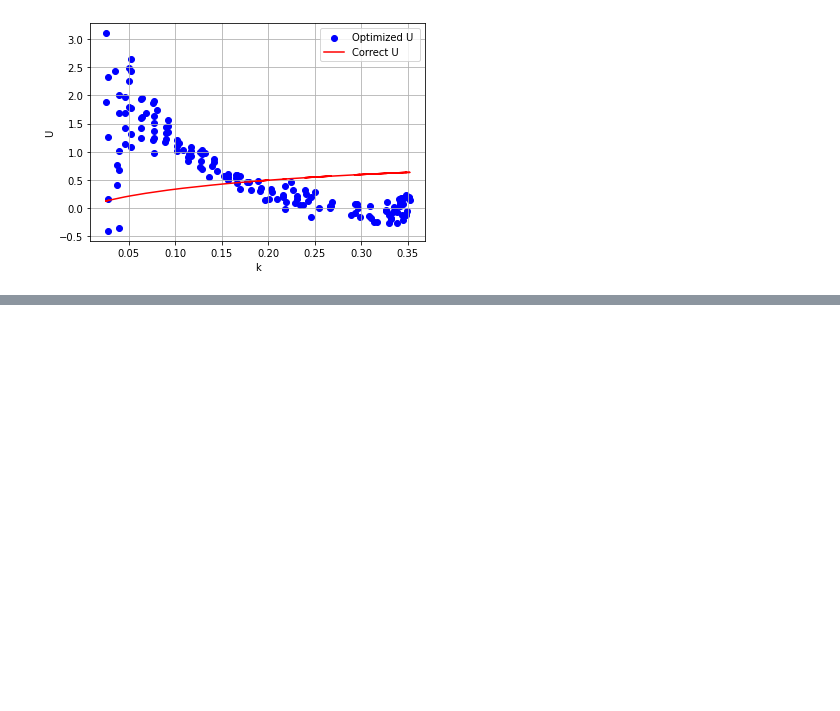
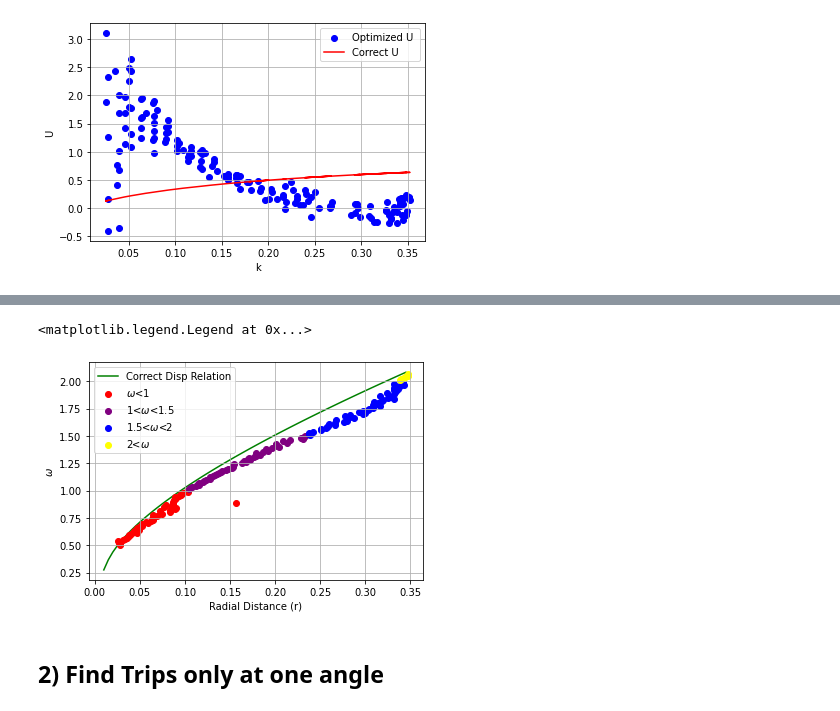
Before and after one commit to joeyanderson1/4th-Year-Thesis, a Jupyter notebook: New PCS Method.ipynb, the cells around one changed output, grey strips where cells are left out. Saved outputs shown, nothing was run; the diff lists cells and outputs as text; code cells hidden in the pictures; blank space fills up the shorter version.

```diff
--- a/New PCS Method.ipynb
+++ b/New PCS Method.ipynb
@@ -580,3 +428,7 @@ DWL_ky = np.arange(0.01, 0.35, 0.0001)
 
 DWL_omega = np.sqrt( 9.81 * np.sqrt( (DWL_kx)**2  + (DWL_ky)**2 ) )
 # DWL formula
+# %%
+r, theta, freqs, kx, ky, disp_r,disp_ww_for_theta = plot_disp_relation_and_points_at_theta(0, thresh_freq = 0.5 ,
+                                                  max_freq = 2.08, step_size = 0.01, h=100,
+                                                  z = z, U=U, psi = 0)
@@ -692,0 +657,17 @@ Text(0.5, 0, 'k')
+# %%
+plt.plot(disp_r,disp_ww_for_theta, color='green',zorder=0, label = 'Correct Disp Relation')
+
+plt.scatter(no_1, under_1, color='red',zorder=0, label = '$\omega$<1')
+plt.scatter(no_2, between_1_15, color='purple',zorder=0, label = '1<$\omega$<1.5')
+plt.scatter(no_3, between_15_2, color='blue',zorder=0, label = '1.5<$\omega$<2')
+plt.scatter(no_4, above_2, color='yellow',zorder=0, label = '2<$\omega$')
+
+plt.grid(True)
+plt.xlabel('Radial Distance (r)')
+plt.ylabel('$\omega$')
+plt.legend()
+# %% [output]
+<matplotlib.legend.Legend at 0x...>
+[figure, added]
+# %% [markdown]
+## 2) Find Trips only at one angle
```
Also changed, not shown: parts of 33 cells of this notebook.
